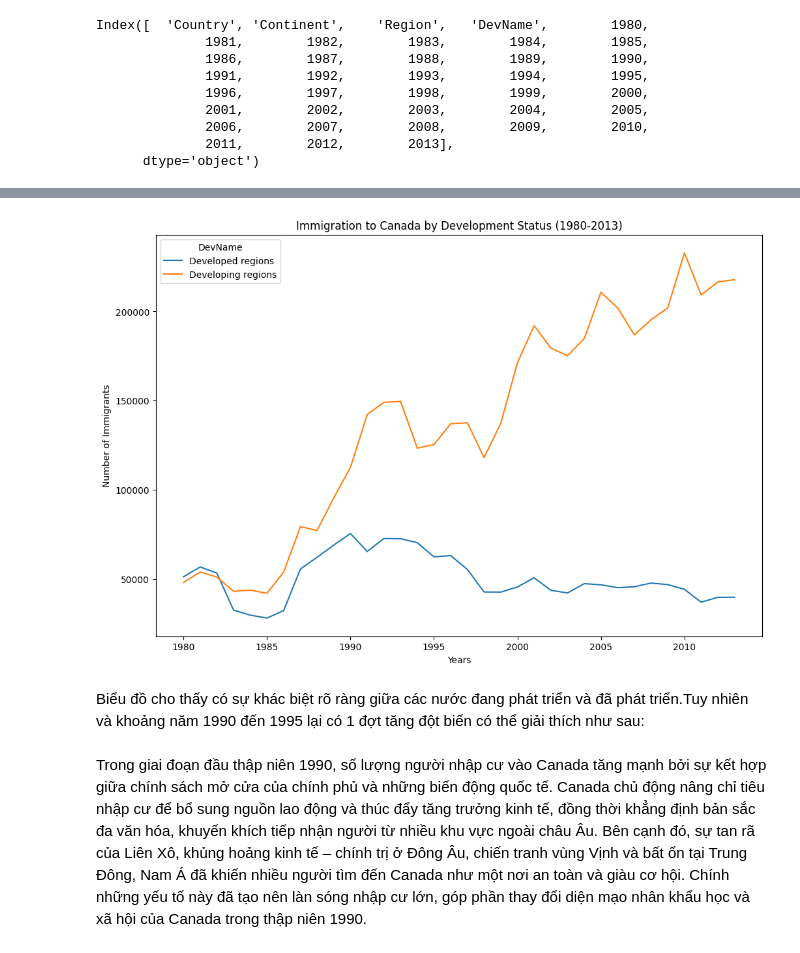
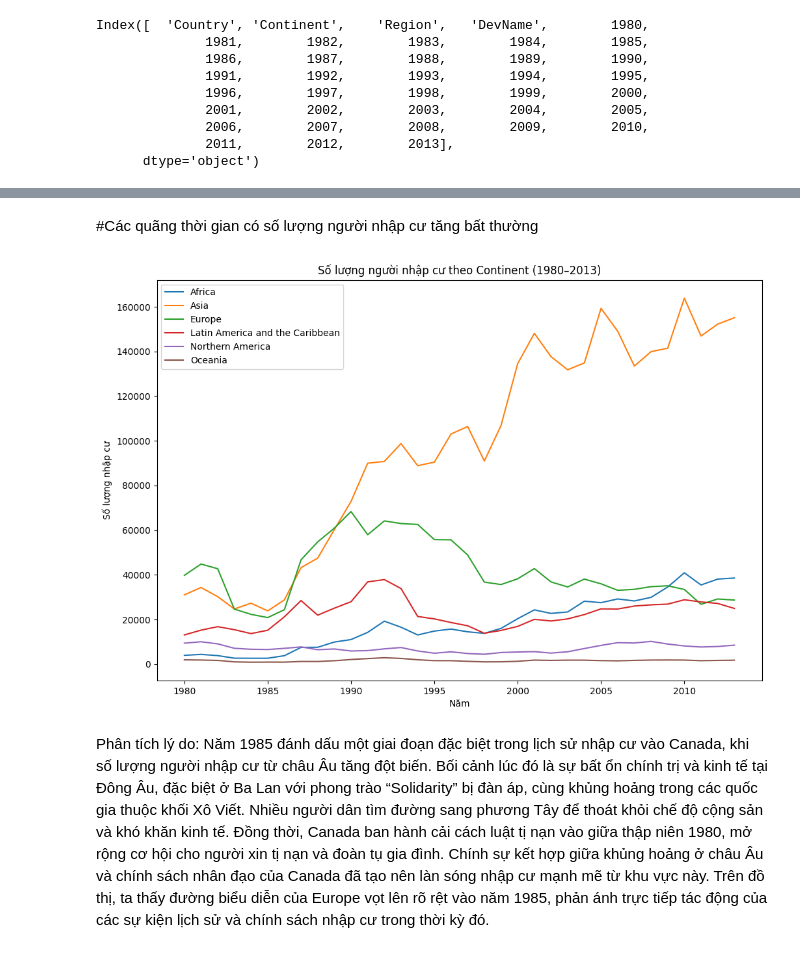
Before and after one commit to MrNhoiBong/CS441V---Data-Visualization, a Jupyter notebook: DV0101EN_Exercise.ipynb, the cells around one changed output, grey strips where cells are left out. Saved outputs shown, nothing was run; the diff lists cells and outputs as text; code cells hidden in the pictures.

```diff
--- a/DV0101EN_Exercise.ipynb
+++ b/DV0101EN_Exercise.ipynb
@@ -75,23 +71,21 @@ So sánh sự khác biệt và điểm chung về số lượng người nhập
-# %%
-years = list(range(1980, 2014))
-df_dev_regions = df_can[df_can['DevName'].isin(['Developing regions', 'Developed regions'])]
-df_dev_regions = df_dev_regions.groupby('DevName')[years].sum()
-
-# Transpose the dataframe to have years as the index
-df_dev_regions = df_dev_regions.transpose()
-
-# Convert index to integer for plotting
-df_dev_regions.index = df_dev_regions.index.map(int)
-
-df_dev_regions.plot(kind='line', figsize=(12, 8))
-
-plt.title('Immigration to Canada by Development Status (1980-2013)')
-plt.ylabel('Number of Immigrants')
-plt.xlabel('Years')
-plt.show()
-# %% [output]
-[figure, removed]
-# %% [markdown]
-Biểu đồ cho thấy có sự khác biệt rõ ràng giữa các nước đang phát triển và đã phát triển.Tuy nhiên và khoảng năm 1990 đến 1995 lại có 1 đợt tăng đột biến có thể giải thích như sau:
-# %% [markdown]
-Trong giai đoạn đầu thập niên 1990, số lượng người nhập cư vào Canada tăng mạnh bởi sự kết hợp giữa chính sách mở cửa của chính phủ và những biến động quốc tế. Canada chủ động nâng chỉ tiêu nhập cư để bổ sung nguồn lao động và thúc đẩy tăng trưởng kinh tế, đồng thời khẳng định bản sắc đa văn hóa, khuyến khích tiếp nhận người từ nhiều khu vực ngoài châu Âu. Bên cạnh đó, sự tan rã của Liên Xô, khủng hoảng kinh tế – chính trị ở Đông Âu, chiến tranh vùng Vịnh và bất ổn tại Trung Đông, Nam Á đã khiến nhiều người tìm đến Canada như một nơi an toàn và giàu cơ hội. Chính những yếu tố này đã tạo nên làn sóng nhập cư lớn, góp phần thay đổi diện mạo nhân khẩu học và xã hội của Canada trong thập niên 1990.
+# %% [markdown]
+#Các quãng thời gian có số lượng người nhập cư tăng bất thường
+# %%
+# Gom nhóm theo Continent và cộng dồn số lượng nhập cư
+df_continent = df_can.groupby('Continent')[years].sum()
+
+# Vẽ biểu đồ đường cho từng Continent
+plt.figure(figsize=(12,8))
+for continent in df_continent.index:
+    plt.plot(years, df_continent.loc[continent], label=continent)
+
+plt.title('Số lượng người nhập cư theo Continent (1980–2013)')
+plt.xlabel('Năm')
+plt.ylabel('Số lượng nhập cư')
+plt.legend()
+plt.show()
+# %% [output]
+[figure, added]
+# %% [markdown]
+Phân tích lý do:
+Năm 1985 đánh dấu một giai đoạn đặc biệt trong lịch sử nhập cư vào Canada, khi số lượng người nhập cư từ châu Âu tăng đột biến. Bối cảnh lúc đó là sự bất ổn chính trị và kinh tế tại Đông Âu, đặc biệt ở Ba Lan với phong trào “Solidarity” bị đàn áp, cùng khủng hoảng trong các quốc gia thuộc khối Xô Viết. Nhiều người dân tìm đường sang phương Tây để thoát khỏi chế độ cộng sản và khó khăn kinh tế. Đồng thời, Canada ban hành cải cách luật tị nạn vào giữa thập niên 1980, mở rộng cơ hội cho người xin tị nạn và đoàn tụ gia đình. Chính sự kết hợp giữa khủng hoảng ở châu Âu và chính sách nhân đạo của Canada đã tạo nên làn sóng nhập cư mạnh mẽ từ khu vực này. Trên đồ thị, ta thấy đường biểu diễn của Europe vọt lên rõ rệt vào năm 1985, phản ánh trực tiếp tác động của các sự kiện lịch sử và chính sách nhập cư trong thời kỳ đó.
```
Also changed, not shown: parts of 5 cells of this notebook.
